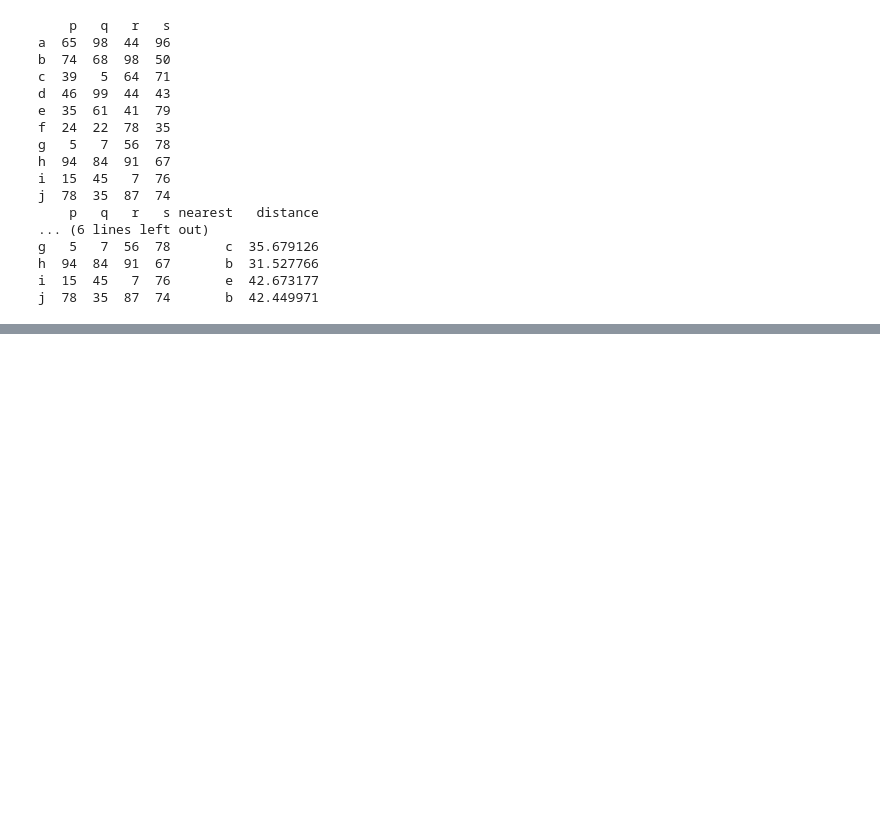
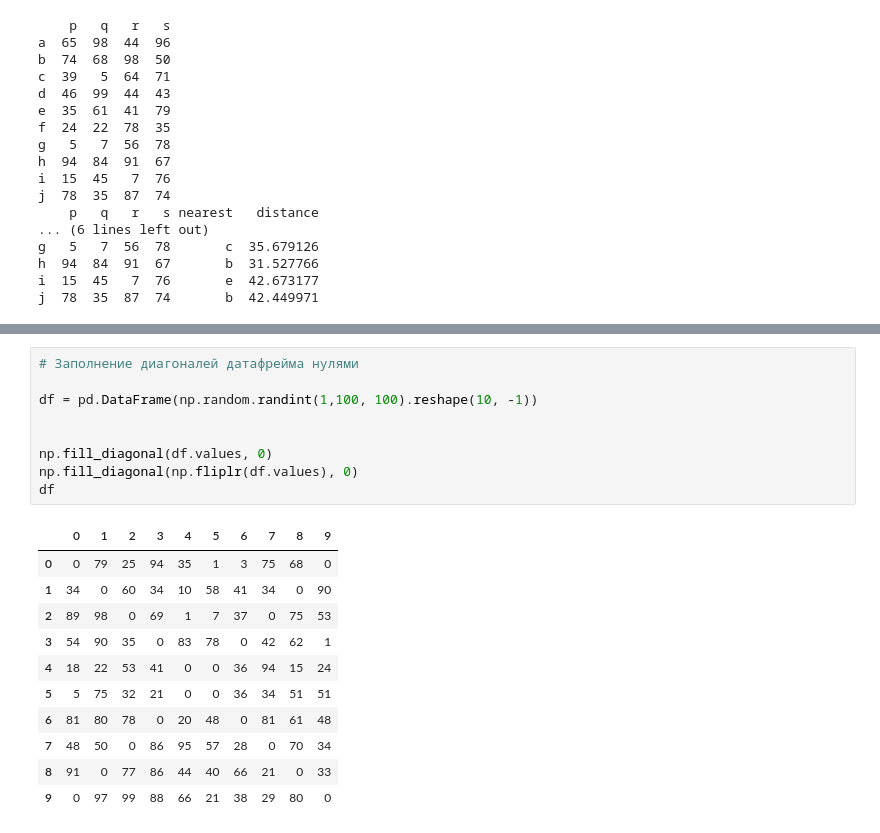
Before and after one commit to FredBrit/fluent_python, a Jupyter notebook: pandas_tasks.ipynb, the cells around one changed output, grey strips where cells are left out. Cells and saved outputs as stored; diff of their text form; blank space fills up the shorter version.

```diff
--- a/pandas_tasks.ipynb
+++ b/pandas_tasks.ipynb
@@ -1558,0 +1709,21 @@ j  78  35  87  74       b  42.449971
+# %%
+# Заполнение диагоналей датафрейма нулями
+
+df = pd.DataFrame(np.random.randint(1,100, 100).reshape(10, -1))
+
+
+np.fill_diagonal(df.values, 0)
+np.fill_diagonal(np.fliplr(df.values), 0)
+df
+# %% [output]
+|  | 0 | 1 | 2 | 3 | 4 | 5 | 6 | 7 | 8 | 9 |
+| 0 | 0 | 79 | 25 | 94 | 35 | 1 | 3 | 75 | 68 | 0 |
+| 1 | 34 | 0 | 60 | 34 | 10 | 58 | 41 | 34 | 0 | 90 |
+| 2 | 89 | 98 | 0 | 69 | 1 | 7 | 37 | 0 | 75 | 53 |
+| 3 | 54 | 90 | 35 | 0 | 83 | 78 | 0 | 42 | 62 | 1 |
+| 4 | 18 | 22 | 53 | 41 | 0 | 0 | 36 | 94 | 15 | 24 |
+| 5 | 5 | 75 | 32 | 21 | 0 | 0 | 36 | 34 | 51 | 51 |
+| 6 | 81 | 80 | 78 | 0 | 20 | 48 | 0 | 81 | 61 | 48 |
+| 7 | 48 | 50 | 0 | 86 | 95 | 57 | 28 | 0 | 70 | 34 |
+| 8 | 91 | 0 | 77 | 86 | 44 | 40 | 66 | 21 | 0 | 33 |
+| 9 | 0 | 97 | 99 | 88 | 66 | 21 | 38 | 29 | 80 | 0 |
```
Also changed, not shown: parts of 10 cells of this notebook.
